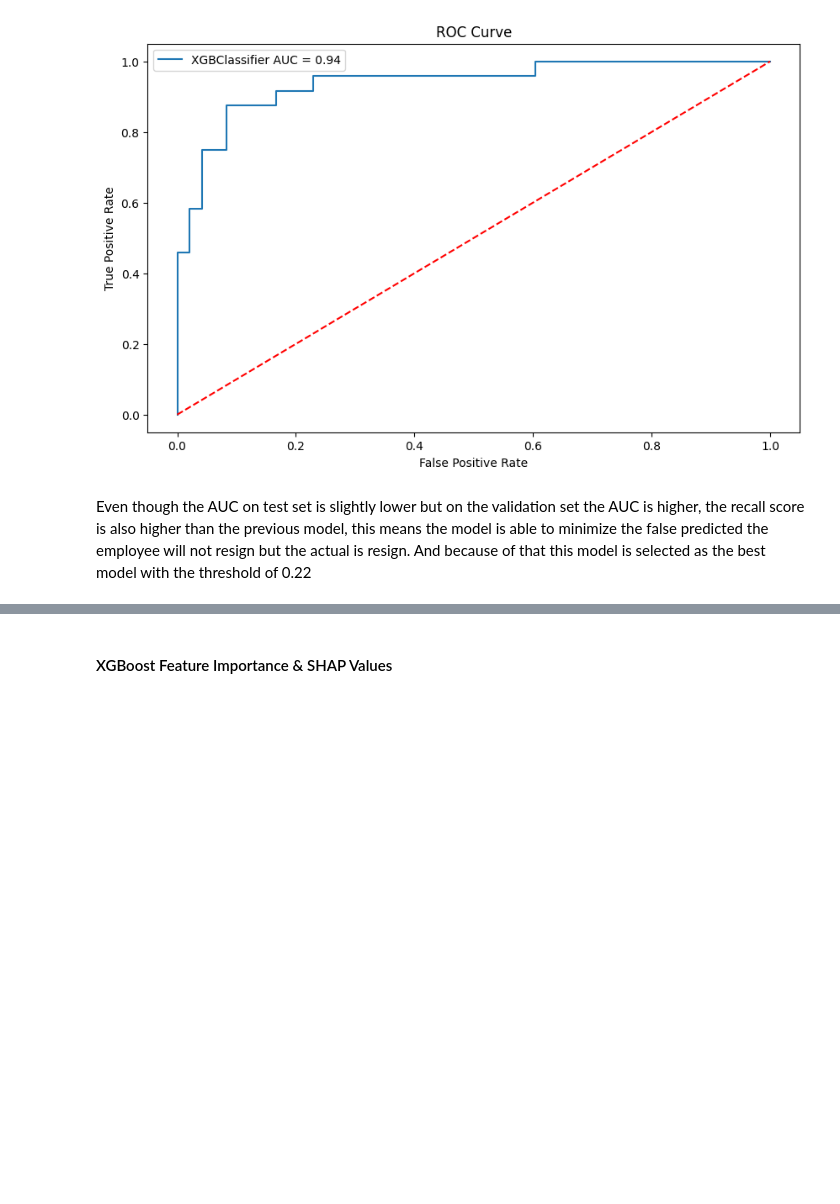
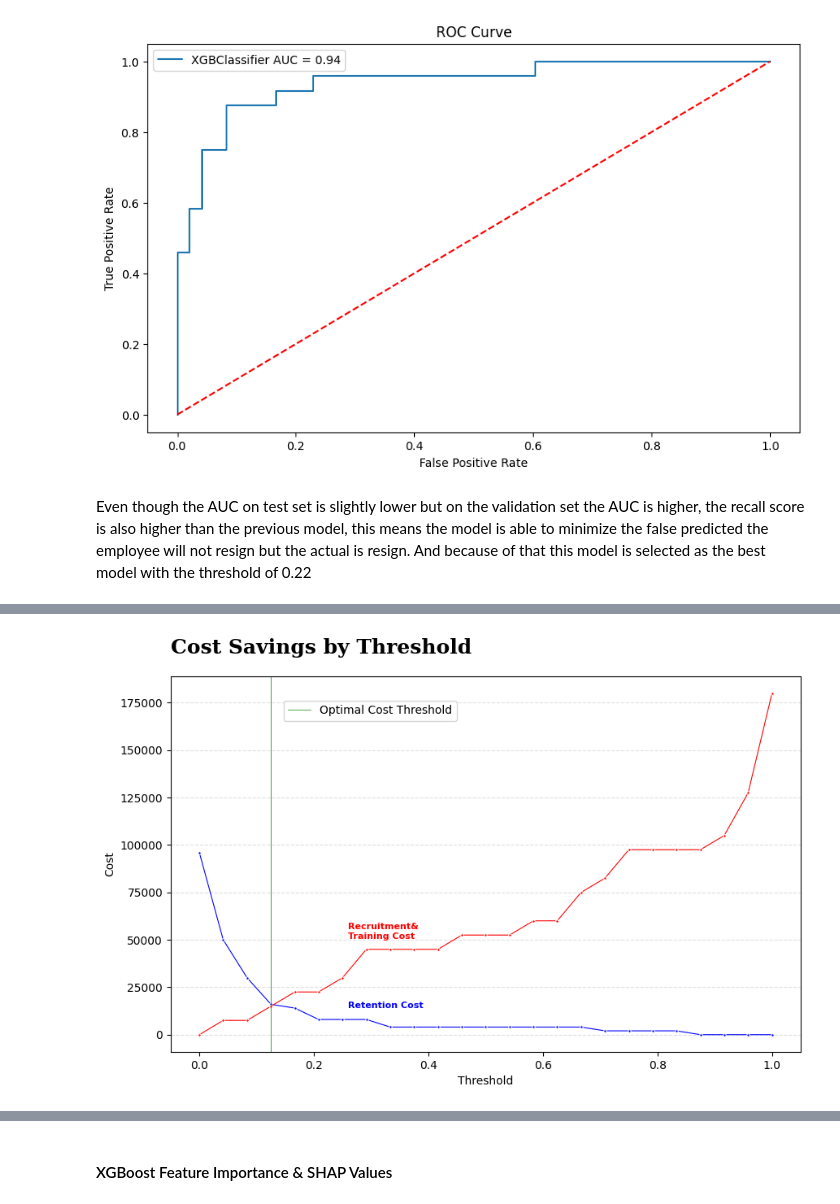
Before and after one commit to azaryasph/Improving-Employee-Retention-By-Predicting-Employee-Attrition-Using-Machine-Learning, a Jupyter notebook: notebook/predict_employee_attrition.ipynb, the cells around one changed output, grey strips where cells are left out. Drawn from its saved outputs; the diff is of its cells as text; code cells hidden in the pictures; blank space fills up the shorter version.

```diff
--- a/notebook/predict_employee_attrition.ipynb
+++ b/notebook/predict_employee_attrition.ipynb
@@ -1578,0 +1676,79 @@ Even though the AUC on test set is slightly lower but on the validation set the
+# %%
+# Define the threshold values
+thresholds = np.linspace(0, 1, 25)
+
+# Initialize the cost savings list
+fn_cost_list = []
+fp_cost_list = []
+
+# Calculate the cost savings for each threshold
+for threshold in thresholds:
+    fncost, fpcost = cost_saving_analysis(xgb_new, X_test_ohe, y_test, threshold, recruitment_cost, training_cost, retain_cost)
+    fn_cost_list.append(fncost)
+    fp_cost_list.append(fpcost)
+
+
+threscost = pd.DataFrame({
+    'Threshold': thresholds,
+    'Retain Cost': fp_cost_list,
+    'Recruit Train Cost': fn_cost_list,
+})
+
+threscost['Cost Diff'] = abs(threscost['Retain Cost'] - threscost['Recruit Train Cost'])
+min_cost_diff = threscost['Cost Diff'].min()
+opt_cost_diff = threscost[threscost['Cost Diff'] == min_cost_diff]
+opt_cost = opt_cost_diff["Threshold"].values[0]
+print(f'Optimal Cost Threshold: {opt_cost:.2f}')
+
+# Plot the cost savings against the threshold
+plt.figure(figsize=(10, 6))
+
+sns.lineplot(
+    x='Threshold',
+    y='Retain Cost',
+    data=threscost,
+    # label='Retain Cost',
+    color='b',
+    marker='o',
+    markersize=2.5,
+    linewidth=0.8
+)
+
+sns.lineplot(
+    x='Threshold',
+    y='Recruit Train Cost',
+    data=threscost,
+    # label='Recruit Train Cost',
+    color='r',
+    marker='o',
+    markersize=2.5,
+    linewidth=0.8
+)
+
+plt.axvline(opt_cost, color='g', linestyle='-', linewidth=0.5, alpha=1, label='Optimal Cost Threshold')
+plt.legend(loc='upper left', bbox_to_anchor=(0.17, 0.95))
+# plt.axvline(0.5, color='y', linestyle='--', linewidth=1.5, alpha=0.3)
+
+plt.text(
+    0.26, 50500,
+    'Recruitment&\nTraining Cost',
+    fontsize=8,
+    color='red',
+    fontweight='bold'
+)
+
+plt.text(
+    0.26, 14000,
+    'Retention Cost',
+    fontsize=8,
+    color='blue',
+    fontweight='bold'
+)
+
+plt.xlabel('Threshold')
+plt.ylabel('Cost')
+
+plt.title('Cost Savings by Threshold', fontdict=fdbold, pad=20, loc='left')
+plt.grid(axis='y', linestyle='--', alpha=0.4)
+plt.show()
+# %% [output]
@@ -1578,0 +1756 @@ Even though the AUC on test set is slightly lower but on the validation set the
+[figure, added]
```
Also changed, not shown: parts of 28 cells of this notebook.
